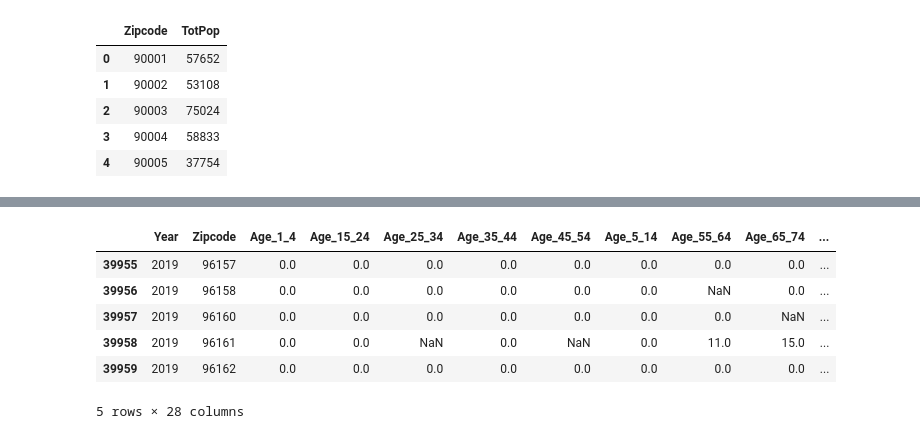
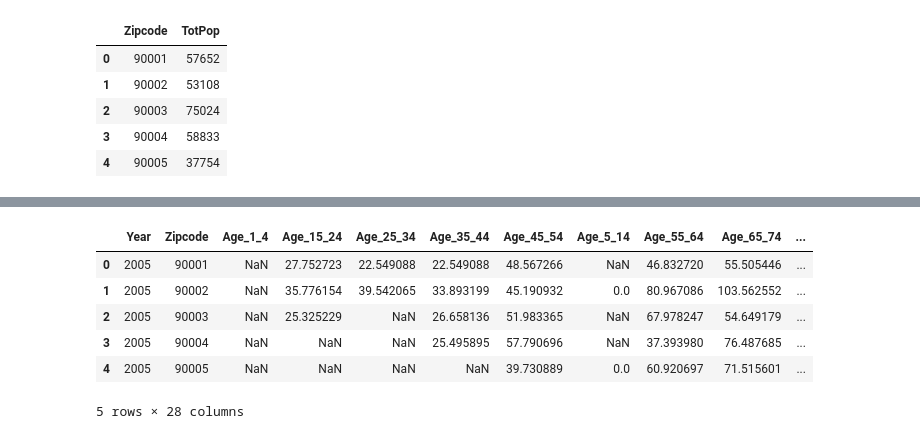
Before and after one commit to weikaylee/surf24_draft, a Jupyter notebook: analysis/scripts/mortality_health_data.ipynb, the cells around one changed output, grey strips where cells are left out. Saved outputs shown, nothing was run; the diff lists cells and outputs as text; code cells hidden in the pictures.

```diff
--- a/analysis/scripts/mortality_health_data.ipynb
+++ b/analysis/scripts/mortality_health_data.ipynb
@@ -281,10 +191,33 @@ pop_subset_df.tail()
-# %%
-counts_df.tail()
-# %% [output]
-|  | Year | Zipcode | Age_1_4 | Age_15_24 | Age_25_34 | Age_35_44 | Age_45_54 | Age_5_14 | Age_55_64 | Age_65_74 | ... |
-| 39955 | 2019 | 96157 | 0.0 | 0.0 | 0.0 | 0.0 | 0.0 | 0.0 | 0.0 | 0.0 | ... |
-| 39956 | 2019 | 96158 | 0.0 | 0.0 | 0.0 | 0.0 | 0.0 | 0.0 | NaN | 0.0 | ... |
-| 39957 | 2019 | 96160 | 0.0 | 0.0 | 0.0 | 0.0 | 0.0 | 0.0 | 0.0 | NaN | ... |
-| 39958 | 2019 | 96161 | 0.0 | 0.0 | NaN | 0.0 | NaN | 0.0 | 11.0 | 15.0 | ... |
-| 39959 | 2019 | 96162 | 0.0 | 0.0 | 0.0 | 0.0 | 0.0 | 0.0 | 0.0 | 0.0 | ... |
-5 rows × 28 columns
+# %%
+# standardize counts to get rate per 100,000 ppl
+rate_df = pd.DataFrame()
+noncount_cols = counts_df.columns[0:2]
+count_cols = counts_df.columns[2:]
+zips = pop_subset_df["Zipcode"].astype("string")
+zip_pops = pop_subset_df["TotPop"].reset_index(drop=True).astype("float")
+
+# get df with onyl relevant zipcodes
+# rate_df = counts_df.loc[counts_df["Zipcode"].isin(pop_subset_df["TotPop"].to_list())]
+
+for year in years:
+    # get data for year and relevant zipcodes
+    info = counts_df.loc[(counts_df["Year"] == year) & (counts_df["Zipcode"].isin(zips.to_list()))]
+    noncounts = info.loc[:, noncount_cols].reset_index(drop=True)
+    counts = info.loc[:, count_cols].reset_index(drop=True)
+
+    # get rate
+    rate = counts.div(zip_pops, axis=0).mul(1e5)
+    joined = noncounts.join(rate)
+
+    # concat to main df
+    rate_df = pd.concat([rate_df, joined], ignore_index=True)
+# %%
+rate_df.head()
+# %% [output]
+|  | Year | Zipcode | Age_1_4 | Age_15_24 | Age_25_34 | Age_35_44 | Age_45_54 | Age_5_14 | Age_55_64 | Age_65_74 | ... |
+| 0 | 2005 | 90001 | NaN | 27.752723 | 22.549088 | 22.549088 | 48.567266 | NaN | 46.832720 | 55.505446 | ... |
+| 1 | 2005 | 90002 | NaN | 35.776154 | 39.542065 | 33.893199 | 45.190932 | 0.0 | 80.967086 | 103.562552 | ... |
+| 2 | 2005 | 90003 | NaN | 25.325229 | NaN | 26.658136 | 51.983365 | NaN | 67.978247 | 54.649179 | ... |
+| 3 | 2005 | 90004 | NaN | NaN | NaN | 25.495895 | 57.790696 | NaN | 37.393980 | 76.487685 | ... |
+| 4 | 2005 | 90005 | NaN | NaN | NaN | NaN | 39.730889 | 0.0 | 60.920697 | 71.515601 | ... |
+5 rows × 28 columns
```
Also changed, not shown: parts of 10 cells of this notebook.
